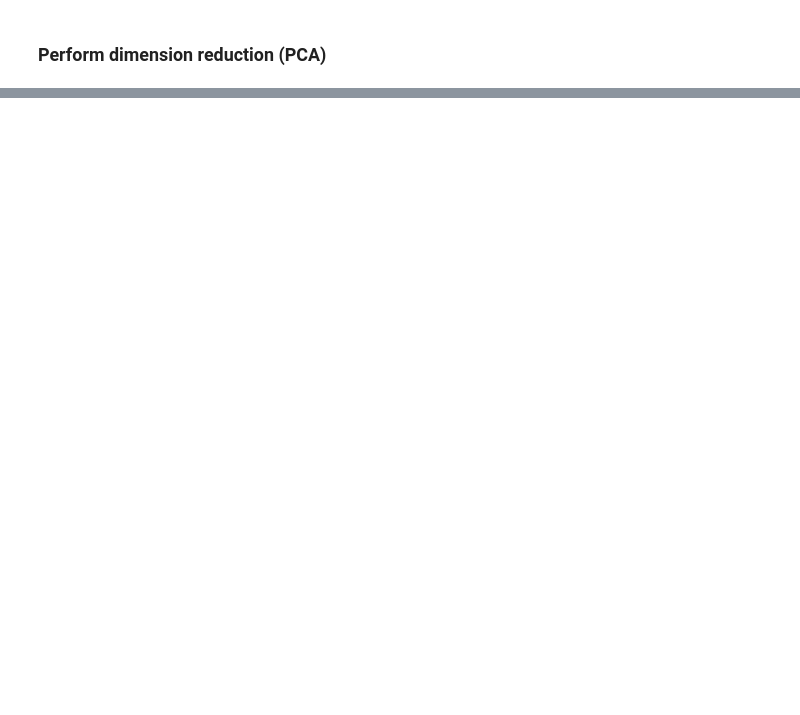
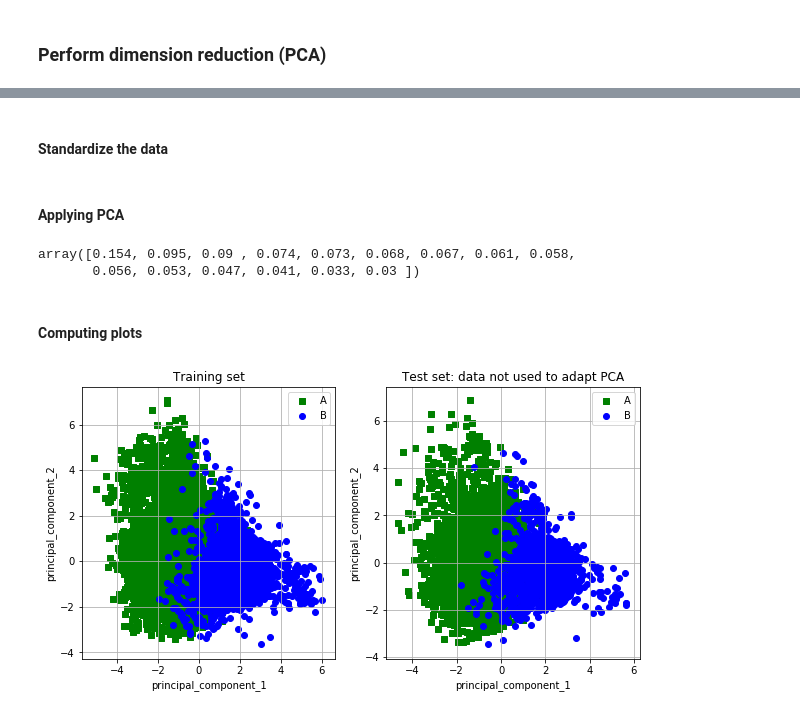
Before and after one commit to cristianasc/DataMining, a Jupyter notebook: notebook1/notebook1.ipynb, the cells around one changed output, grey strips where cells are left out. Cells and saved outputs as stored; diff of their text form; code cells hidden in the pictures; blank space fills up the shorter version.

```diff
--- a/notebook1/notebook1.ipynb
+++ b/notebook1/notebook1.ipynb
@@ -328,0 +338,2 @@ from sklearn import __version__ as sklearn_version
+# %% [markdown]
+#### Standardize the data
@@ -328,0 +344,64 @@ from sklearn import __version__ as sklearn_version
+# %% [markdown]
+#### Applying PCA
+# %%
+pca = PCA()
+principalComponents = pca.fit_transform(X_train_std)
+principalComponentsTest = pca.transform(X_test_std)
+
+pca.explained_variance_ratio_
+
+#print(principalComponents) #316695
+#create new
+#data_new = pd.DataFrame(data = principalComponents,columns = ['principal component 1', 'principal component 2'])
+
+#data_new = pd.concat([data_new, data[['probability-label']]], axis = 1)
+
+#plt.bar(range(14), pca.explained_variance_ratio_, alpha=0.5, align='center')
+#plt.step(range(14), np.cumsum(pca.explained_variance_ratio_), where='mid')
+#plt.ylabel('Explained variance ratio')
+#plt.xlabel('Principal components')
+#plt.show()
+# %% [output]
+array([0.154, 0.095, 0.09 , 0.074, 0.073, 0.068, 0.067, 0.061, 0.058,
+       0.056, 0.053, 0.047, 0.041, 0.033, 0.03 ])
+# %% [markdown]
+#### Computing plots
+# %%
+#label A = above 50K
+#label B = below 50K
+plt.rcParams.update({'font.size': 10})
+fig, axes = plt.subplots(nrows=1, ncols=2, figsize=(10,5))
+
+axes = axes.ravel()
+
+ax = axes[0]
+ax.figure
+inx=(y_train==1)
+inx=inx.ravel()
+ax.scatter(principalComponents[inx,0],principalComponents[inx,1],marker='s',color='g',label='A')
+inx=(y_train==2)
+inx=inx.ravel()
+ax.scatter(principalComponents[inx,0],principalComponents[inx,1],marker='o',color='b',label='B')
+ax.set_title("Training set")
+ax.set_xlabel('principal_component_1')
+ax.set_ylabel('principal_component_2')
+ax.legend()
+ax.grid()
+#plt.show()
+
+ax = axes[1]
+ax.figure
+inx=(y_test==1)
+inx=inx.ravel()
+ax.scatter(principalComponentsTest[inx,0],principalComponentsTest[inx,1],marker='s',color='g',label='A')
+inx=(y_test==2)
+inx=inx.ravel()
+ax.scatter(principalComponentsTest[inx,0],principalComponentsTest[inx,1],marker='o',color='b',label='B')
+ax.set_title("Test set: data not used to adapt PCA")
+ax.legend()
+ax.grid()
+plt.xlabel('principal_component_1')
+plt.ylabel('principal_component_2')
+plt.show()
+# %% [output]
+[figure, added]
```
Also changed, not shown: parts of 7 cells of this notebook.
